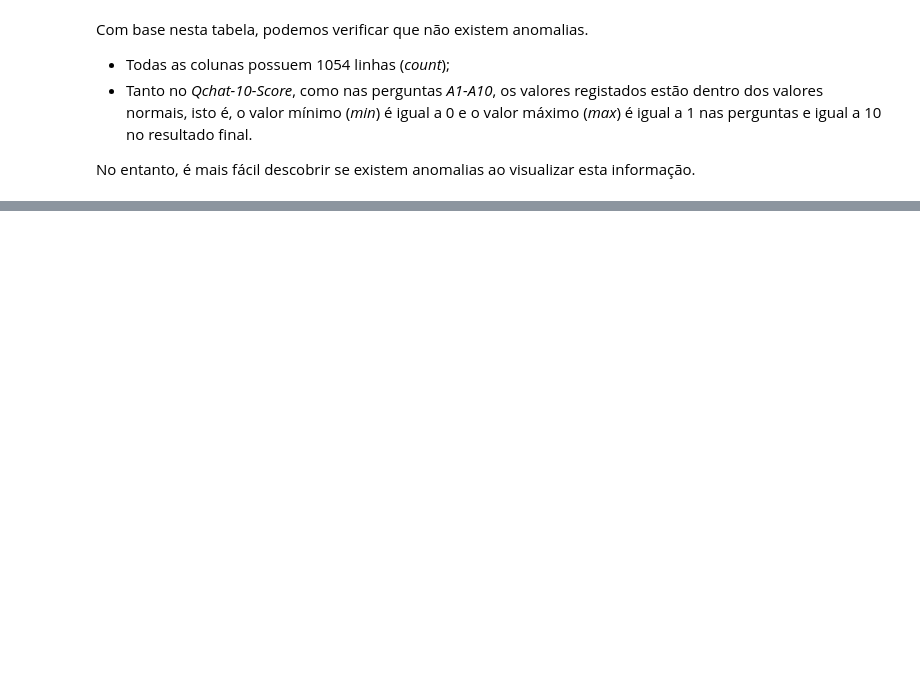
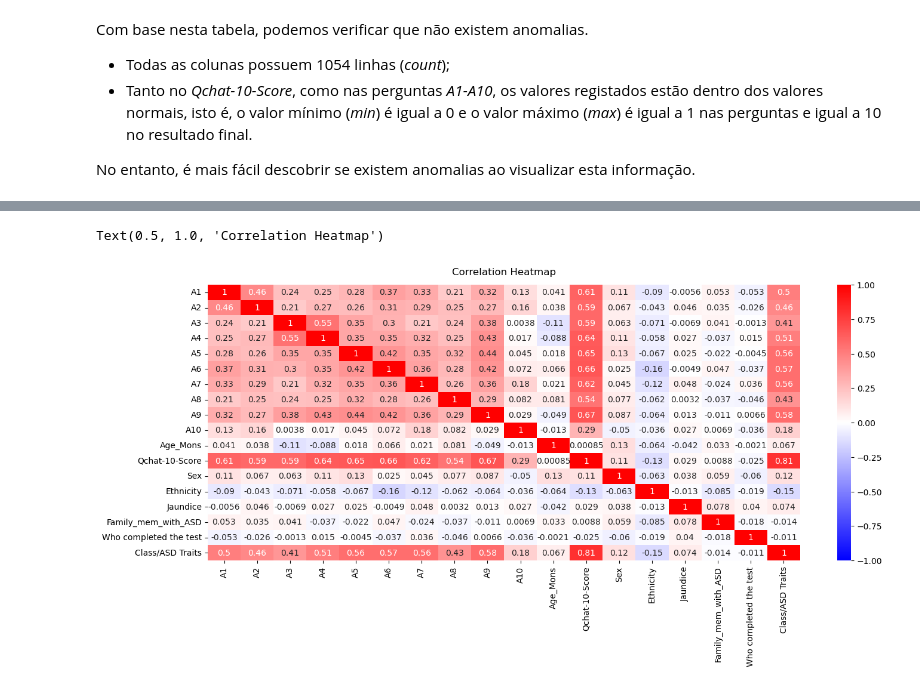
Before and after one commit to hfuturo/FEUP-IA-PROJ2, a Jupyter notebook: autism_dataset_for_toddlers.ipynb, the cells around one changed output, grey strips where cells are left out. Cells and saved outputs as stored; diff of their text form; code cells hidden in the pictures; blank space fills up the shorter version.

```diff
--- a/autism_dataset_for_toddlers.ipynb
+++ b/autism_dataset_for_toddlers.ipynb
@@ -145,0 +163,7 @@ No entanto, é mais fácil descobrir se existem anomalias ao visualizar esta inf
+# %%
+plt.figure(figsize=(16, 6))
+heatmap = sb.heatmap(data.corr(), vmin=-1, vmax=1, annot=True, cmap="bwr")
+heatmap.set_title('Correlation Heatmap', fontdict={'fontsize': 12}, pad=12)
+# %% [output]
+Text(0.5, 1.0, 'Correlation Heatmap')
+[figure, added]
```
Also changed, not shown: parts of 6 cells of this notebook.
